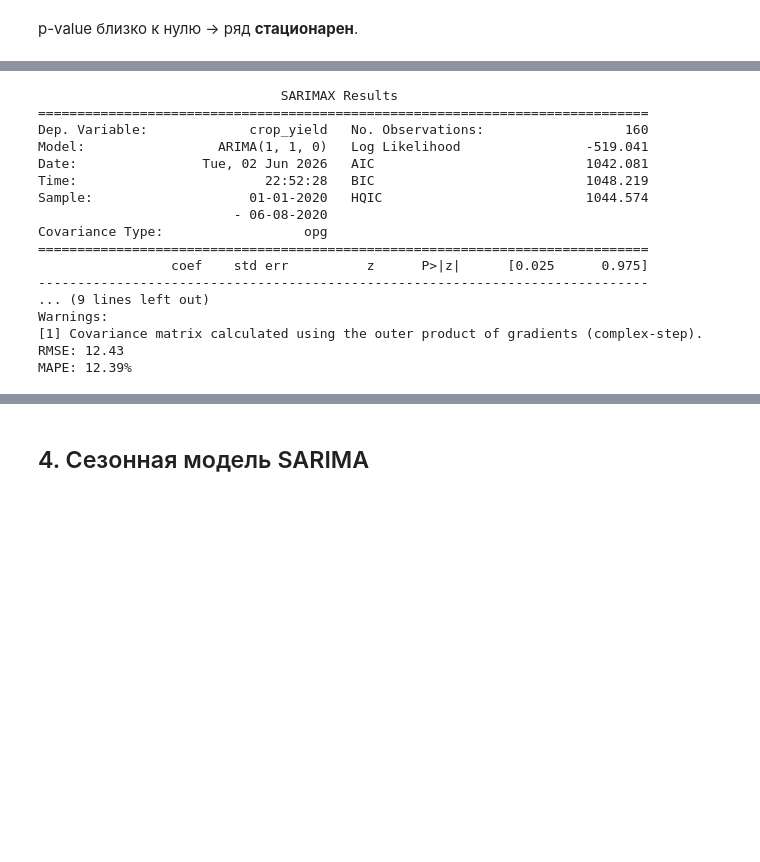
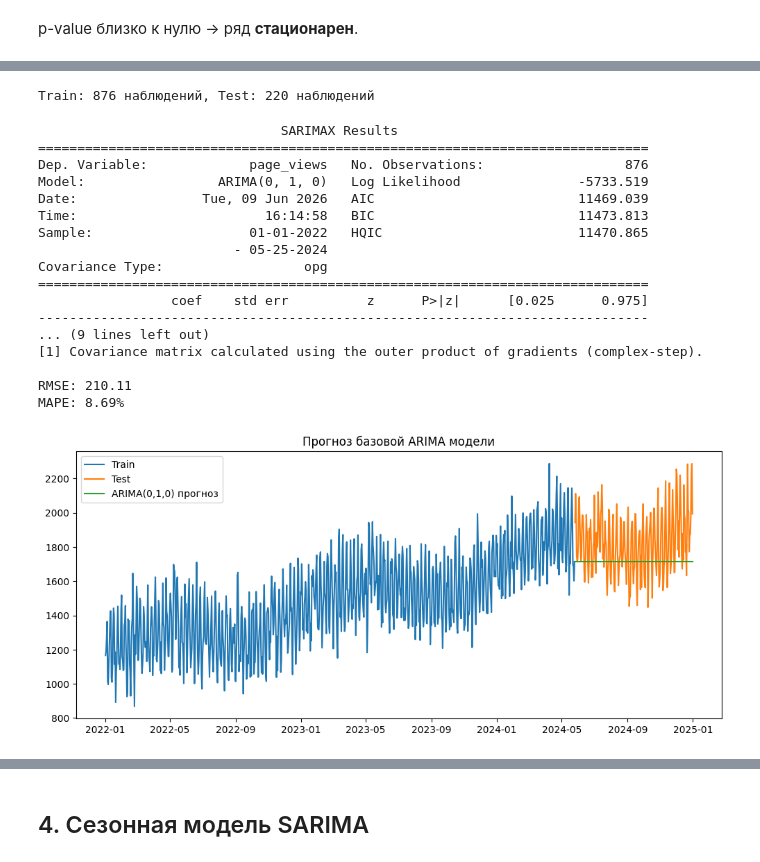
Before and after one commit to linasld/lab1_iad, a Jupyter notebook: notebooks/06_data_understanding.ipynb, the cells around one changed output, grey strips where cells are left out. Saved outputs shown, nothing was run; the diff lists cells and outputs as text; code cells hidden in the pictures; blank space fills up the shorter version.

```diff
--- a/notebooks/06_data_understanding.ipynb
+++ b/notebooks/06_data_understanding.ipynb
@@ -103,39 +115,59 @@ plt.show()
+# %%
+train_size = int(len(df) * 0.8)
+train, test = df['page_views'][:train_size], df['page_views'][train_size:]
+print(f"Train: {len(train)} наблюдений, Test: {len(test)} наблюдений")
+
+# обучение ARIMA(0,1,0) – модель случайного блуждания
+model_arima = ARIMA(train, order=(0,1,0))
+fit_arima = model_arima.fit()
+# %% [output]
+Train: 876 наблюдений, Test: 220 наблюдений
 # %%
 from statsmodels.tsa.arima.model import ARIMA
 from sklearn.metrics import mean_squared_error, mean_absolute_percentage_error
 
-train = data['crop_yield'][:160]
-test = data['crop_yield'][160:]
+train = df['page_views'][:train_size]
+test = df['page_views'][train_size:]
 
-model = ARIMA(train, order=(1,1,0))
+model = ARIMA(train, order=(0,1,0))
 model_fit = model.fit()
 print(model_fit.summary())
 
-# Прогноз на 40 шагов
-forecast = model_fit.forecast(steps=40)
+# прогноз
+forecast = model_fit.forecast(steps=len(test))
 forecast.index = test.index
 
-# Оценка качества
+# оценка качества
 rmse = np.sqrt(mean_squared_error(test, forecast))
 mape = mean_absolute_percentage_error(test, forecast) * 100
 
-print(f"RMSE: {rmse:.2f}")
+print(f"\nRMSE: {rmse:.2f}")
 print(f"MAPE: {mape:.2f}%")
+
+# визуализация
+plt.figure(figsize=(12,5))
+plt.plot(train.index, train, label='Train')
+plt.plot(test.index, test, label='Test')
+plt.plot(test.index, forecast, label='ARIMA(0,1,0) прогноз')
+plt.legend()
+plt.title('Прогноз базовой ARIMA модели')
+plt.show()
 # %% [output]
                                SARIMAX Results
 ==============================================================================
-Dep. Variable:             crop_yield   No. Observations:                  160
-Model:                 ARIMA(1, 1, 0)   Log Likelihood                -519.041
-Date:                Tue, 02 Jun 2026   AIC                           1042.081
-Time:                        22:52:28   BIC                           1048.219
-Sample:                    01-01-2020   HQIC                          1044.574
-                         - 06-08-2020
+Dep. Variable:             page_views   No. Observations:                  876
+Model:                 ARIMA(0, 1, 0)   Log Likelihood               -5733.519
+Date:                Tue, 09 Jun 2026   AIC                          11469.039
+Time:                        16:14:58   BIC                          11473.813
+Sample:                    01-01-2022   HQIC                         11470.865
+                         - 05-25-2024
 Covariance Type:                  opg
 ==============================================================================
                  coef    std err          z      P>|z|      [0.025      0.975]
 ------------------------------------------------------------------------------
 ... (9 lines left out)
-Warnings:
 [1] Covariance matrix calculated using the outer product of gradients (complex-step).
-RMSE: 12.43
-MAPE: 12.39%
+
+RMSE: 210.11
+MAPE: 8.69%
+[figure, added]
```
Also changed, not shown: parts of 34 cells of this notebook, 1 other file.
